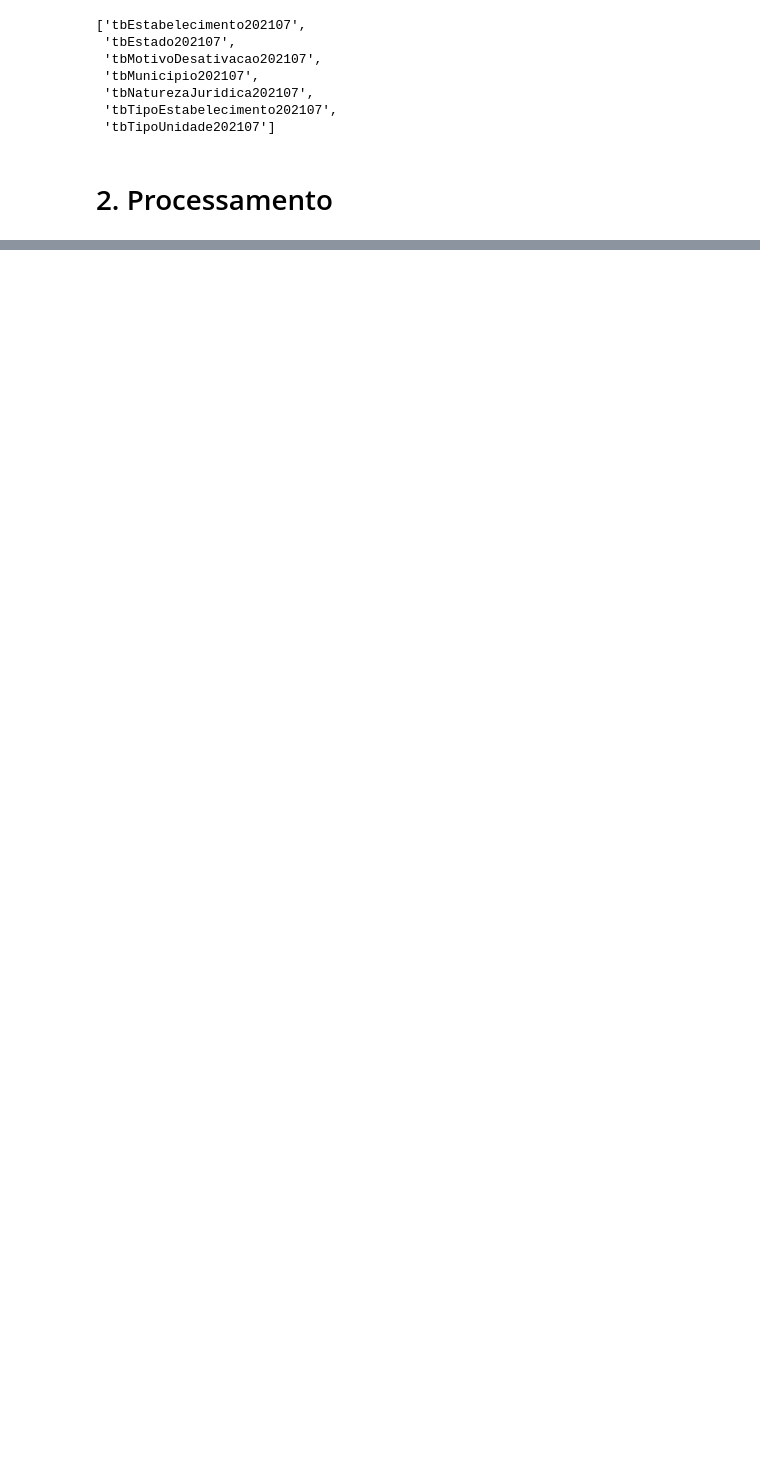
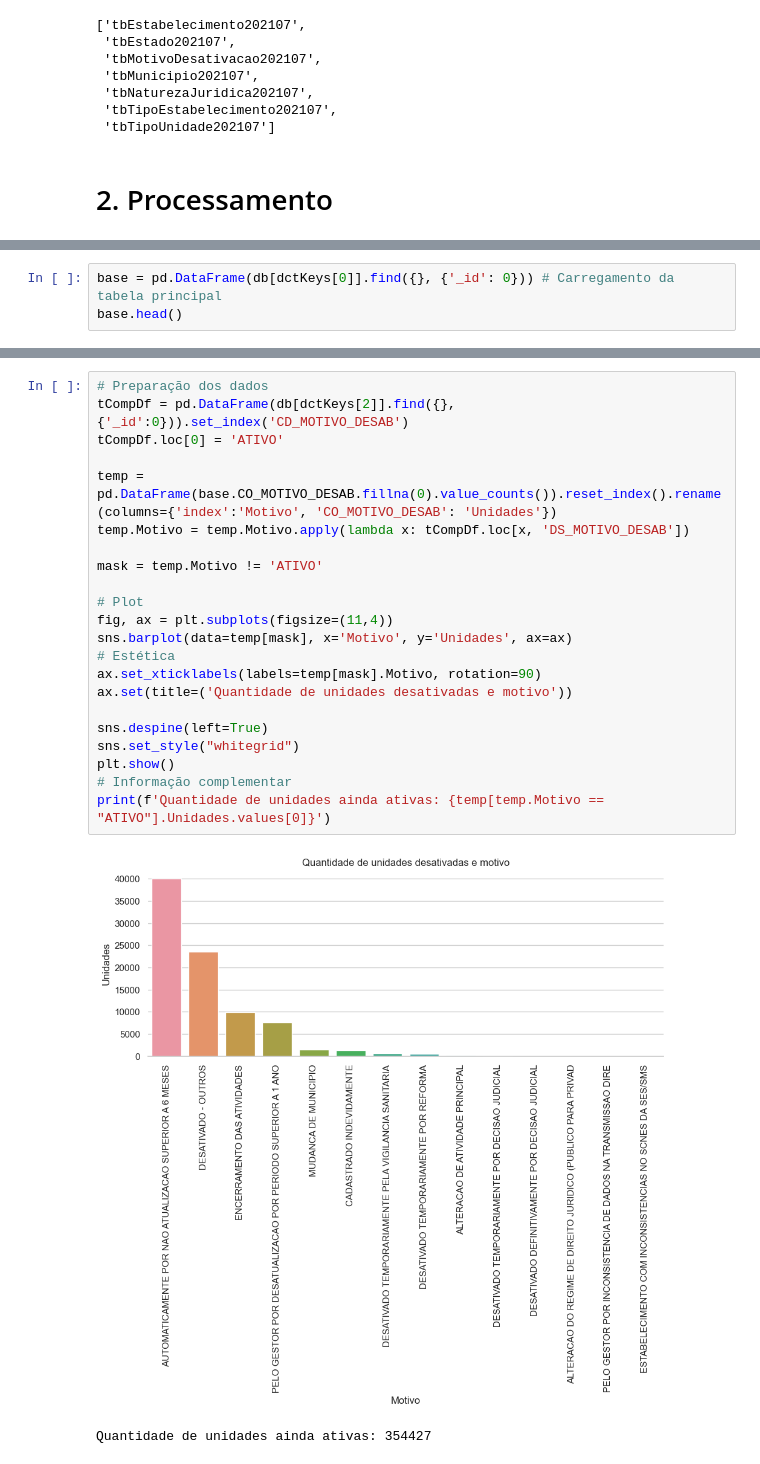
Before and after one commit to bombermal/Personal_Proj_Lais_Data_Engineer, a Jupyter notebook: main.ipynb, the cells around one changed output, grey strips where cells are left out. Drawn from its saved outputs; the diff is of its cells as text; blank space fills up the shorter version.

```diff
--- a/main.ipynb
+++ b/main.ipynb
@@ -305,0 +338,3 @@ array([354105, 354130, 354140, ..., 313830, 313835, 313860], dtype=int64)
+# %%
+base = pd.DataFrame(db[dctKeys[0]].find({}, {'_id': 0})) # Carregamento da tabela principal
+base.head()
@@ -305,0 +414,25 @@ array([354105, 354130, 354140, ..., 313830, 313835, 313860], dtype=int64)
+# %%
+# Preparação dos dados
+tCompDf = pd.DataFrame(db[dctKeys[2]].find({}, {'_id':0})).set_index('CD_MOTIVO_DESAB')
+tCompDf.loc[0] = 'ATIVO'
+
+temp = pd.DataFrame(base.CO_MOTIVO_DESAB.fillna(0).value_counts()).reset_index().rename(columns={'index':'Motivo', 'CO_MOTIVO_DESAB': 'Unidades'})
+temp.Motivo = temp.Motivo.apply(lambda x: tCompDf.loc[x, 'DS_MOTIVO_DESAB'])
+
+mask = temp.Motivo != 'ATIVO'
+
+# Plot
+fig, ax = plt.subplots(figsize=(11,4))
+sns.barplot(data=temp[mask], x='Motivo', y='Unidades', ax=ax)
+# Estética
+ax.set_xticklabels(labels=temp[mask].Motivo, rotation=90)
+ax.set(title=('Quantidade de unidades desativadas e motivo'))
+
+sns.despine(left=True)
+sns.set_style("whitegrid")
+plt.show()
+# Informação complementar
+print(f'Quantidade de unidades ainda ativas: {temp[temp.Motivo == "ATIVO"].Unidades.values[0]}')
+# %% [output]
+[figure, added]
+Quantidade de unidades ainda ativas: 354427
```
Also changed, not shown: parts of 44 cells of this notebook, 2 other files.
